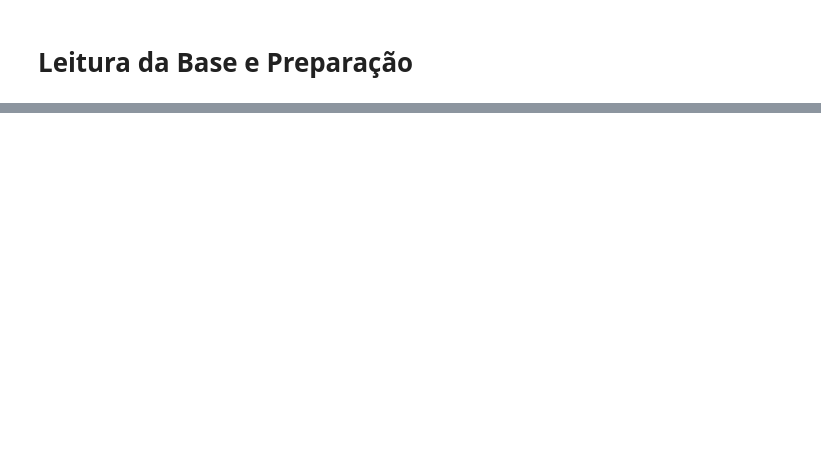
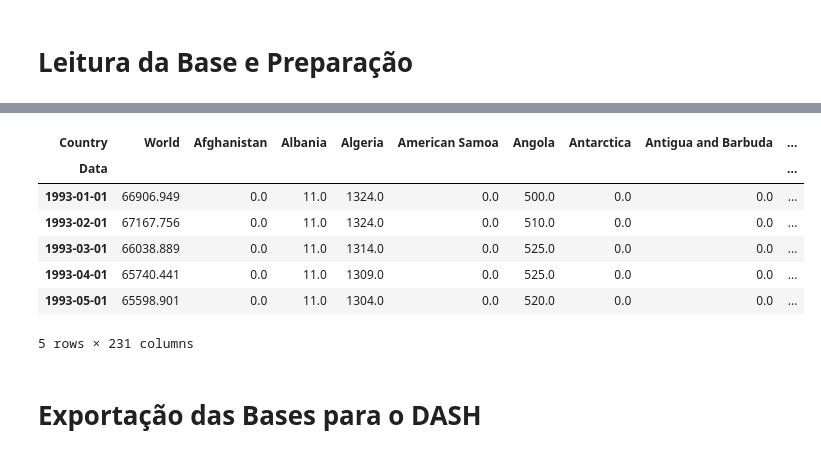
Before and after one commit to Zoneti/fiap-postech-tech-challenge4, a Jupyter notebook: Tech_Challeng_4.ipynb, the cells around one changed output, grey strips where cells are left out. Saved outputs shown, nothing was run; the diff lists cells and outputs as text; code cells hidden in the pictures; blank space fills up the shorter version.

```diff
--- a/Tech_Challeng_4.ipynb
+++ b/Tech_Challeng_4.ipynb
@@ -38,0 +233,27 @@ warnings.filterwarnings('ignore')
+# %%
+df_producao_petroleo_T = df_producao_petroleo.transpose()
+df_producao_petroleo_T.drop('Continent', axis = 0, inplace = True)
+df_producao_petroleo_T = df_producao_petroleo_T.reset_index()
+df_producao_petroleo_T.rename(columns={"index": "Data"}, inplace = True)
+df_producao_petroleo_T.index.names = ['index']
+# %%
+for col in df_producao_petroleo_T.columns:
+    if col != 'Data':
+      df_producao_petroleo_T[col] = pd.to_numeric(df_producao_petroleo_T[col])
+    else:
+      df_producao_petroleo_T[col] = pd.to_datetime(df_producao_petroleo_T[col], format = "%b %Y")
+# %%
+df_producao_petroleo_T.set_index('Data', inplace=True)
+# %%
+df_producao_petroleo_T.head()
+# %% [output]
+| Country | World | Afghanistan | Albania | Algeria | American Samoa | Angola | Antarctica | Antigua and Barbuda | ... |
+| Data |  |  |  |  |  |  |  |  | ... |
+| 1993-01-01 | 66906.949 | 0.0 | 11.0 | 1324.0 | 0.0 | 500.0 | 0.0 | 0.0 | ... |
+| 1993-02-01 | 67167.756 | 0.0 | 11.0 | 1324.0 | 0.0 | 510.0 | 0.0 | 0.0 | ... |
+| 1993-03-01 | 66038.889 | 0.0 | 11.0 | 1314.0 | 0.0 | 525.0 | 0.0 | 0.0 | ... |
+| 1993-04-01 | 65740.441 | 0.0 | 11.0 | 1309.0 | 0.0 | 525.0 | 0.0 | 0.0 | ... |
+| 1993-05-01 | 65598.901 | 0.0 | 11.0 | 1304.0 | 0.0 | 520.0 | 0.0 | 0.0 | ... |
+5 rows × 231 columns
+# %% [markdown]
+# Exportação das Bases para o DASH
```
Also changed, not shown: parts of 23 cells of this notebook.
